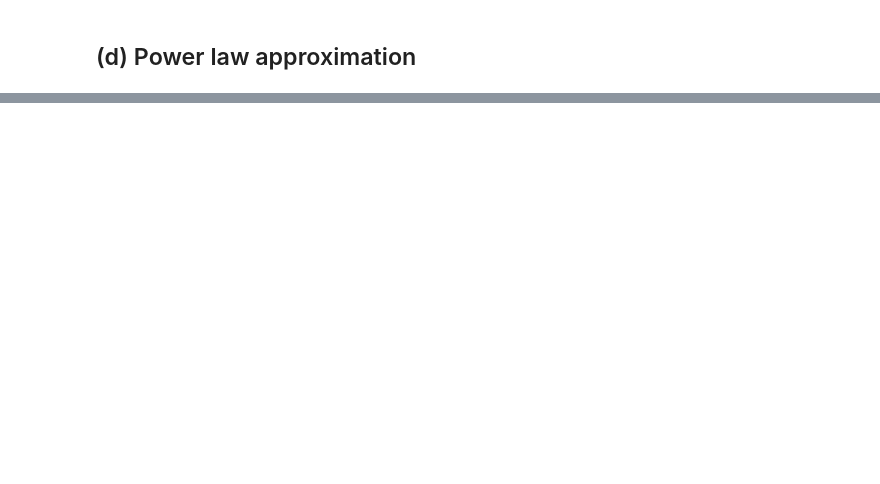
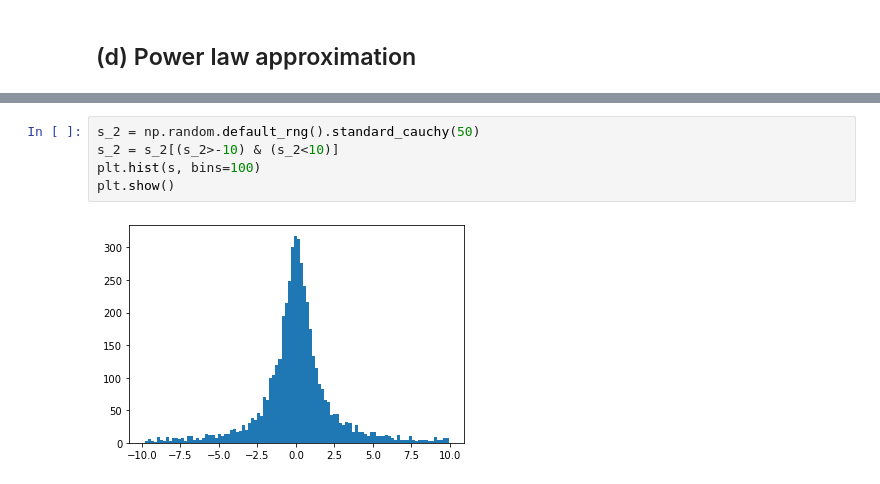
Before and after one commit to HWolf08/biophysics, a Jupyter notebook: week-05/problem-5.24.ipynb, the cells around one changed output, grey strips where cells are left out. Saved outputs shown, nothing was run; the diff lists cells and outputs as text; blank space fills up the shorter version.

```diff
--- a/week-05/problem-5.24.ipynb
+++ b/week-05/problem-5.24.ipynb
@@ -72,0 +90,7 @@ Text(0.5, 1.0, 'log_gaussian')
+# %%
+s_2 = np.random.default_rng().standard_cauchy(50)
+s_2 = s_2[(s_2>-10) & (s_2<10)]
+plt.hist(s, bins=100)
+plt.show()
+# %% [output]
+[figure, added]
```
Also changed, not shown: parts of 7 cells of this notebook.
